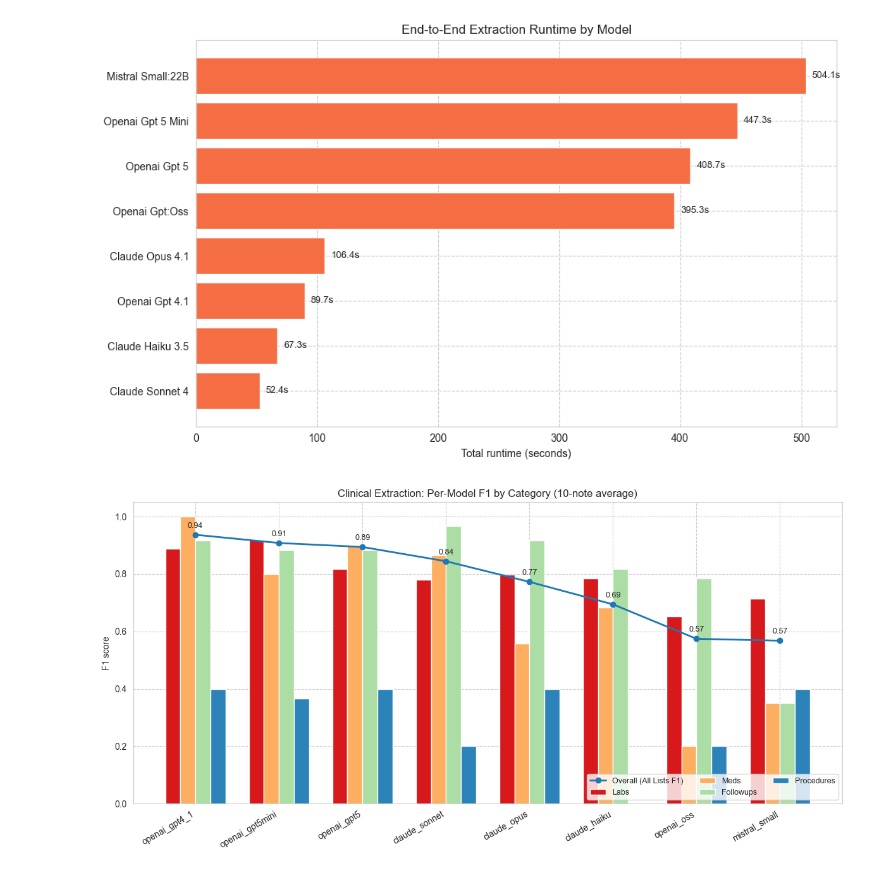
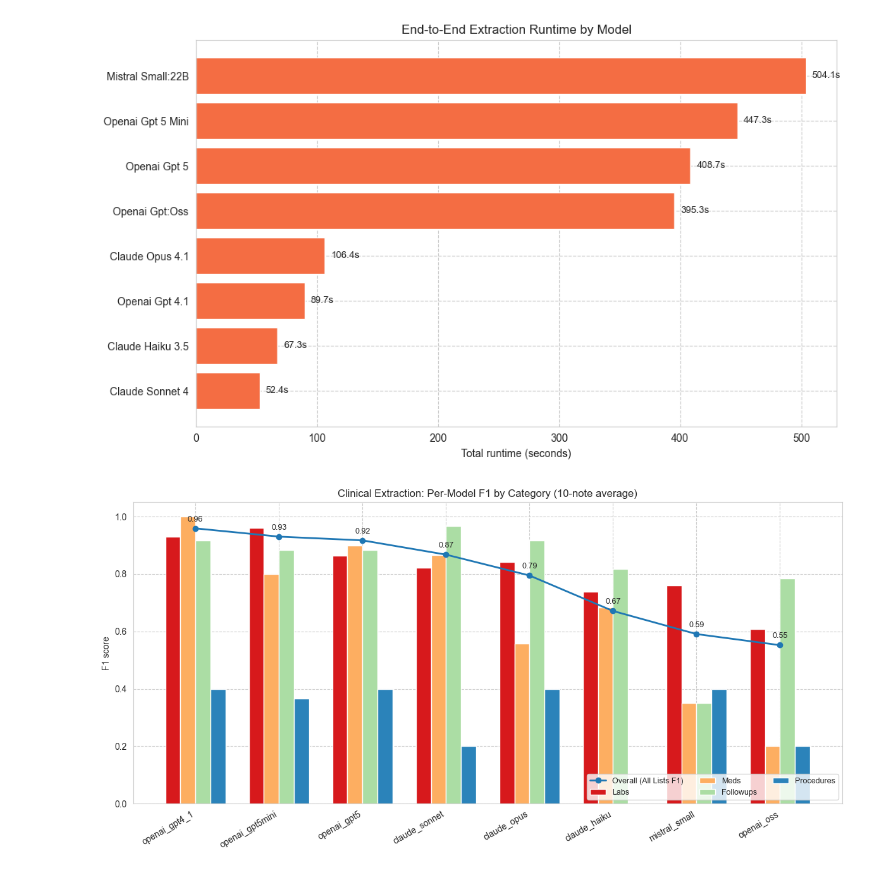
Before and after one commit to mhdroz/local-clinical-ai-medium, a Jupyter notebook: extraction_benchmark.ipynb, the cells around one changed output. Drawn from its saved outputs; the diff is of its cells as text; code cells hidden in the pictures.

```diff
--- a/extraction_benchmark.ipynb
+++ b/extraction_benchmark.ipynb
@@ -96,4 +96,7 @@ with open("data/processed_notes/all_extractions_multiple_providers.jsonl", "w")
             note_extraction[model] = result[i]
 
         f.write(json.dumps(note_extraction) + "\n")
+# %%
+with open("timings.json", "w") as f:
+    json.dump(timing_results, f)
 # %%
@@ -498,0 +132,4 @@ summary
+# %%
+from discharge_agent.evaluation.evaluate_accuracy import run_evaluation
+# Compute validation summary
+summary = run_evaluation(data, gold_consensus)
@@ -503,5 +152,4 @@ summary
 # %%
-# Retry: generate the horizontal bar chart for model timings.
 import matplotlib.pyplot as plt
 import numpy as np
 import pandas as pd
@@ -509,17 +157,9 @@ import seaborn as sns
 
 sns.set_style("whitegrid", {'grid.linestyle': '--'})
 
+with open("timings.json", "r") as f:
+    timings = json.load(f)
 
-timings = {
- 'OpenAI GPT 4.1': 89.69415211677551,
- 'OpenAI GPT 5': 408.66400814056396,
- 'OpenAI GPT 5-mini': 447.3474760055542,
- 'OpenAI gpt:oss': 395.32504415512085,
- 'Claude Opus 4.1': 106.3530433177948,
- 'Claude Sonnet 4': 52.438400983810425,
- 'Claude Haiku 3.5': 67.34768104553223,
- 'Mistral small:22b': 504.06847310066223
-}
 
 df = pd.DataFrame(list(timings.items()), columns=["model","seconds"]).sort_values("seconds").reset_index(drop=True)
 df["label"] = df["model"].str.replace("_"," ").str.replace("-"," ").str.title()
@@ -540,51 +180,37 @@ fig.tight_layout()
 # %% [output]
 [figure]
 # %%
-import matplotlib.pyplot as plt
-import numpy as np
-import pandas as pd
 
-rows = [
-    {"model":"openai_gpt4_1",   "labs_f1":0.886941, "meds_f1":1.000000, "followups_f1":0.916667, "procedures_f1":0.400000, "all_lists_f1":0.936776},
-    {"model":"openai_gpt5mini", "labs_f1":0.918137, "meds_f1":0.800000, "followups_f1":0.883333, "procedures_f1":0.366667, "all_lists_f1":0.908050},
-    {"model":"openai_gpt5",     "labs_f1":0.818260, "meds_f1":0.900000, "followups_f1":0.883333, "procedures_f1":0.400000, "all_lists_f1":0.894113},
-    {"model":"claude_sonnet",   "labs_f1":0.779365, "meds_f1":0.865714, "followups_f1":0.966667, "procedures_f1":0.200000, "all_lists_f1":0.844437},
-    {"model":"claude_opus",     "labs_f1":0.797911, "meds_f1":0.558333, "followups_f1":0.916667, "procedures_f1":0.400000, "all_lists_f1":0.772567},
-    {"model":"claude_haiku",    "labs_f1":0.783974, "meds_f1":0.683333, "followups_f1":0.816667, "procedures_f1":0.000000, "all_lists_f1":0.694211},
-    {"model":"openai_oss",      "labs_f1":0.652020, "meds_f1":0.200000, "followups_f1":0.783333, "procedures_f1":0.200000, "all_lists_f1":0.574252},
-    {"model":"mistral_small",   "labs_f1":0.713253, "meds_f1":0.350000, "followups_f1":0.350000, "procedures_f1":0.400000, "all_lists_f1":0.567656},
-]
-df2 = pd.DataFrame(rows).sort_values("all_lists_f1", ascending=False).reset_index(drop=True)
 df = summary[['model', 'labs_f1', 'meds_f1', 'followups_f1', 'procedures_f1', 'all_lists_f1']].sort_values(by='all_lists_f1', ascending=False).reset_index(drop=True)
 
 metrics = ["labs_f1", "meds_f1", "followups_f1", "procedures_f1"]
 x = np.arange(len(df))
 width = 0.18
 
 palette = {
     0: "#d7191c",
     1: "#fdae61",
     2: "#abdda4",
     3: "#2b83ba"
 }
 
 fig, ax = plt.subplots(figsize=(12,6))
 for i, m in enumerate(metrics):
     color = palette[i]
     ax.bar(x + (i-1.5)*width, df[m].values, width, color=color, label=m.replace("_f1","").title())
 
 ax.plot(x, df["all_lists_f1"].values, marker="o", linewidth=2, label="Overall (All Lists F1)")
 
 ax.set_ylim(0, 1.05)
 ax.set_xticks(x)
 ax.set_xticklabels(df["model"], rotation=30, ha="right")
 ax.set_ylabel("F1 score")
 ax.set_title("Clinical Extraction: Per-Model F1 by Category (10-note average)")
 
 for xi, yi in zip(x, df["all_lists_f1"].values):
     ax.annotate(f"{yi:.2f}", (xi, yi), textcoords="offset points", xytext=(0,8), ha='center', fontsize=9)
 
 ax.legend(ncol=3, fontsize=9, frameon=True, loc="lower right")
 plt.tight_layout()
 # %% [output]
-[figure, old version]
+[figure, new version]
```
Also changed, not shown: parts of 12 cells of this notebook, 4 other files.
